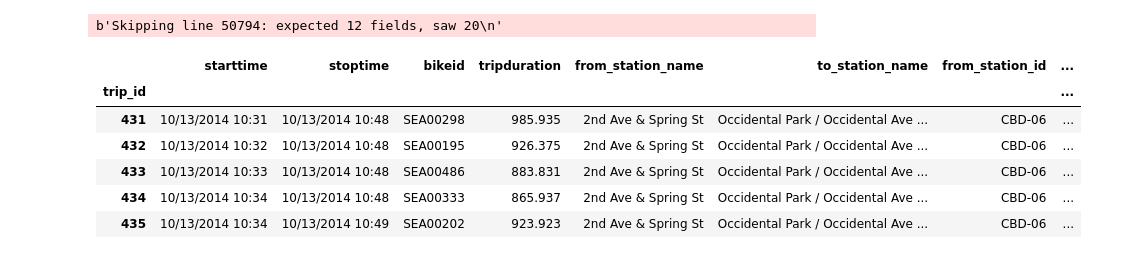
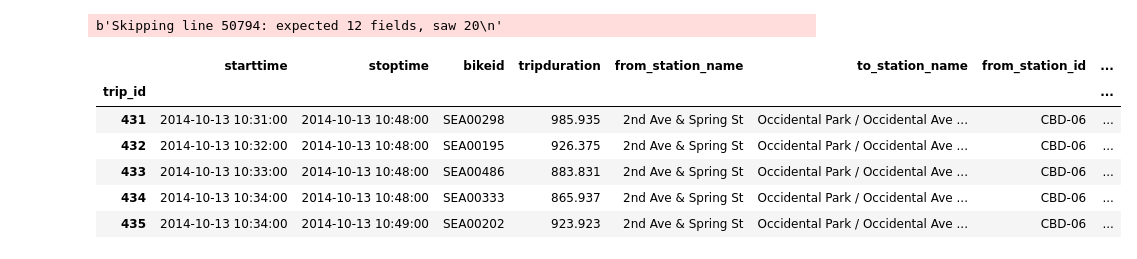
Before and after one commit to EikeDehling/ml-hackathon, a Jupyter notebook: data_analysis_cycle_share.ipynb, the cells around one changed output. Saved outputs shown, nothing was run; the diff lists cells and outputs as text; code cells hidden in the pictures.

```diff
--- a/data_analysis_cycle_share.ipynb
+++ b/data_analysis_cycle_share.ipynb
@@ -33,12 +22,12 @@ df_weather.head()
 # %%
-df_trips = pd.read_csv('trip.csv', index_col='trip_id', error_bad_lines=False)
+df_trips = pd.read_csv('trip.csv', index_col='trip_id', error_bad_lines=False, parse_dates=['starttime', 'stoptime'])
 df_trips.head()
 # %% [output]
 b'Skipping line 50794: expected 12 fields, saw 20\n'
 |  | starttime | stoptime | bikeid | tripduration | from_station_name | to_station_name | from_station_id | ... |
 | trip_id |  |  |  |  |  |  |  | ... |
-| 431 | 10/13/2014 10:31 | 10/13/2014 10:48 | SEA00298 | 985.935 | 2nd Ave & Spring St | Occidental Park / Occidental Ave ... | CBD-06 | ... |
-| 432 | 10/13/2014 10:32 | 10/13/2014 10:48 | SEA00195 | 926.375 | 2nd Ave & Spring St | Occidental Park / Occidental Ave ... | CBD-06 | ... |
-| 433 | 10/13/2014 10:33 | 10/13/2014 10:48 | SEA00486 | 883.831 | 2nd Ave & Spring St | Occidental Park / Occidental Ave ... | CBD-06 | ... |
-| 434 | 10/13/2014 10:34 | 10/13/2014 10:48 | SEA00333 | 865.937 | 2nd Ave & Spring St | Occidental Park / Occidental Ave ... | CBD-06 | ... |
-| 435 | 10/13/2014 10:34 | 10/13/2014 10:49 | SEA00202 | 923.923 | 2nd Ave & Spring St | Occidental Park / Occidental Ave ... | CBD-06 | ... |
+| 431 | 2014-10-13 10:31:00 | 2014-10-13 10:48:00 | SEA00298 | 985.935 | 2nd Ave & Spring St | Occidental Park / Occidental Ave ... | CBD-06 | ... |
+| 432 | 2014-10-13 10:32:00 | 2014-10-13 10:48:00 | SEA00195 | 926.375 | 2nd Ave & Spring St | Occidental Park / Occidental Ave ... | CBD-06 | ... |
+| 433 | 2014-10-13 10:33:00 | 2014-10-13 10:48:00 | SEA00486 | 883.831 | 2nd Ave & Spring St | Occidental Park / Occidental Ave ... | CBD-06 | ... |
+| 434 | 2014-10-13 10:34:00 | 2014-10-13 10:48:00 | SEA00333 | 865.937 | 2nd Ave & Spring St | Occidental Park / Occidental Ave ... | CBD-06 | ... |
+| 435 | 2014-10-13 10:34:00 | 2014-10-13 10:49:00 | SEA00202 | 923.923 | 2nd Ave & Spring St | Occidental Park / Occidental Ave ... | CBD-06 | ... |
```
Also changed, not shown: parts of 19 cells of this notebook.
